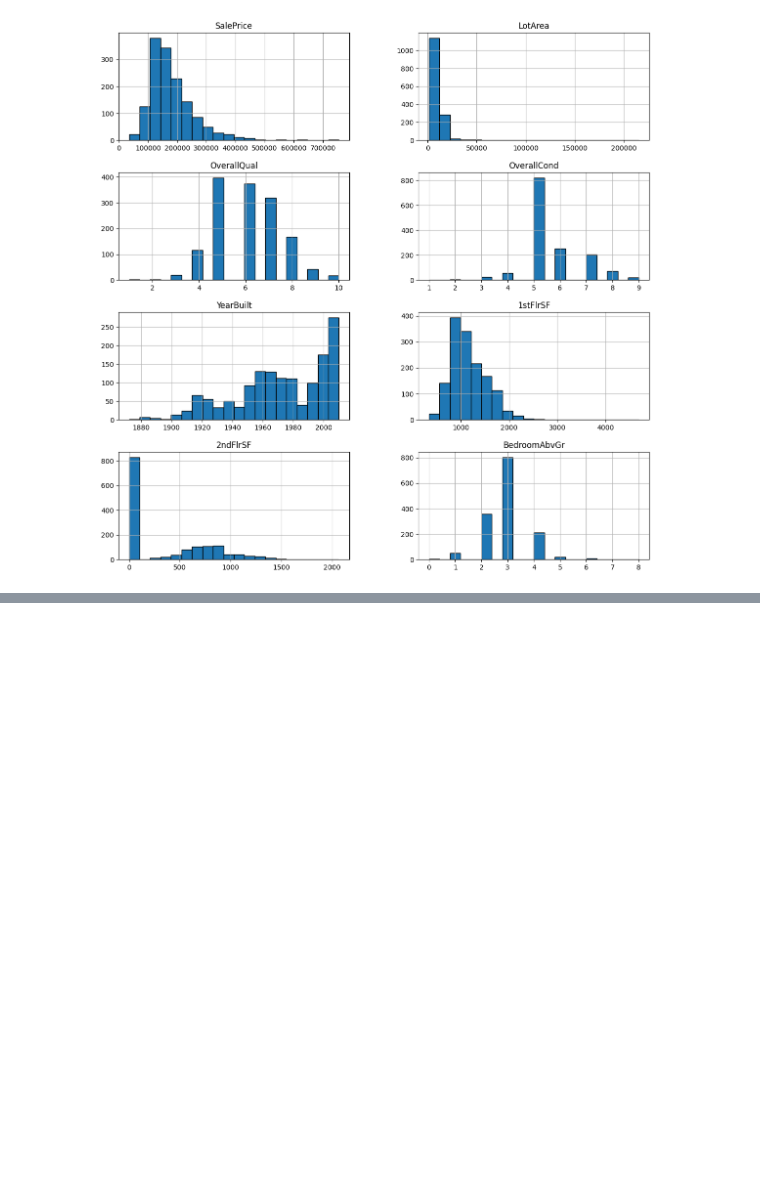
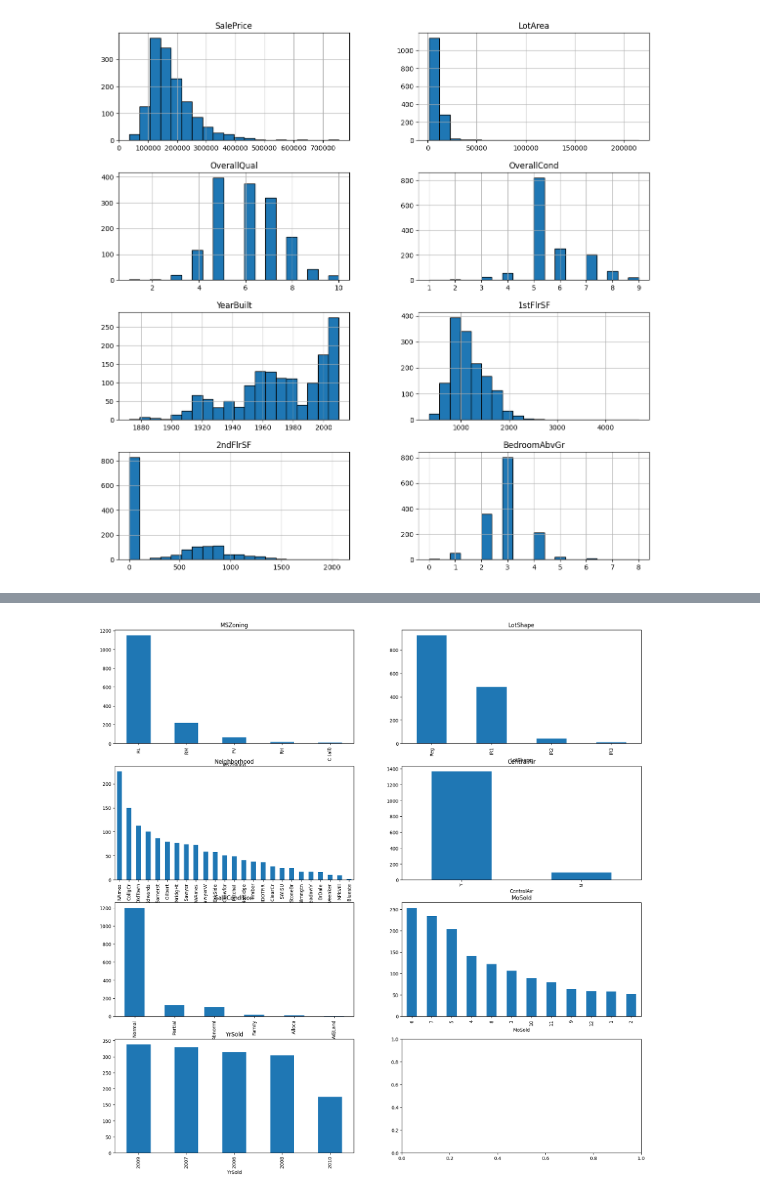
Before and after one commit to aleixJ/pandas_getting_started, a Jupyter notebook: Pandas.ipynb, the cells around one changed output, grey strips where cells are left out. Saved outputs shown, nothing was run; the diff lists cells and outputs as text; code cells hidden in the pictures; blank space fills up the shorter version.

```diff
--- a/Pandas.ipynb
+++ b/Pandas.ipynb
@@ -119,0 +137,13 @@ array([[<Axes: title={'center': 'SalePrice'}>,
+# %%
+# Create a grid of bar charts (4 rows, 2 columns) showing the distribution
+# of each categorical feature in the dataset
+figure, axis = plt.subplots(4, 2, figsize=(20, 20))
+
+# For each categorical feature, create a bar chart in its corresponding subplot
+for feature, subplot in zip(categorical_features, axis.flatten()):
+
+  dataframe[feature].value_counts().plot(kind="bar",
+                                         ax=subplot,
+                                         title=feature)
+# %% [output]
+[figure, added]
```
Also changed, not shown: parts of 1 cell of this notebook.
